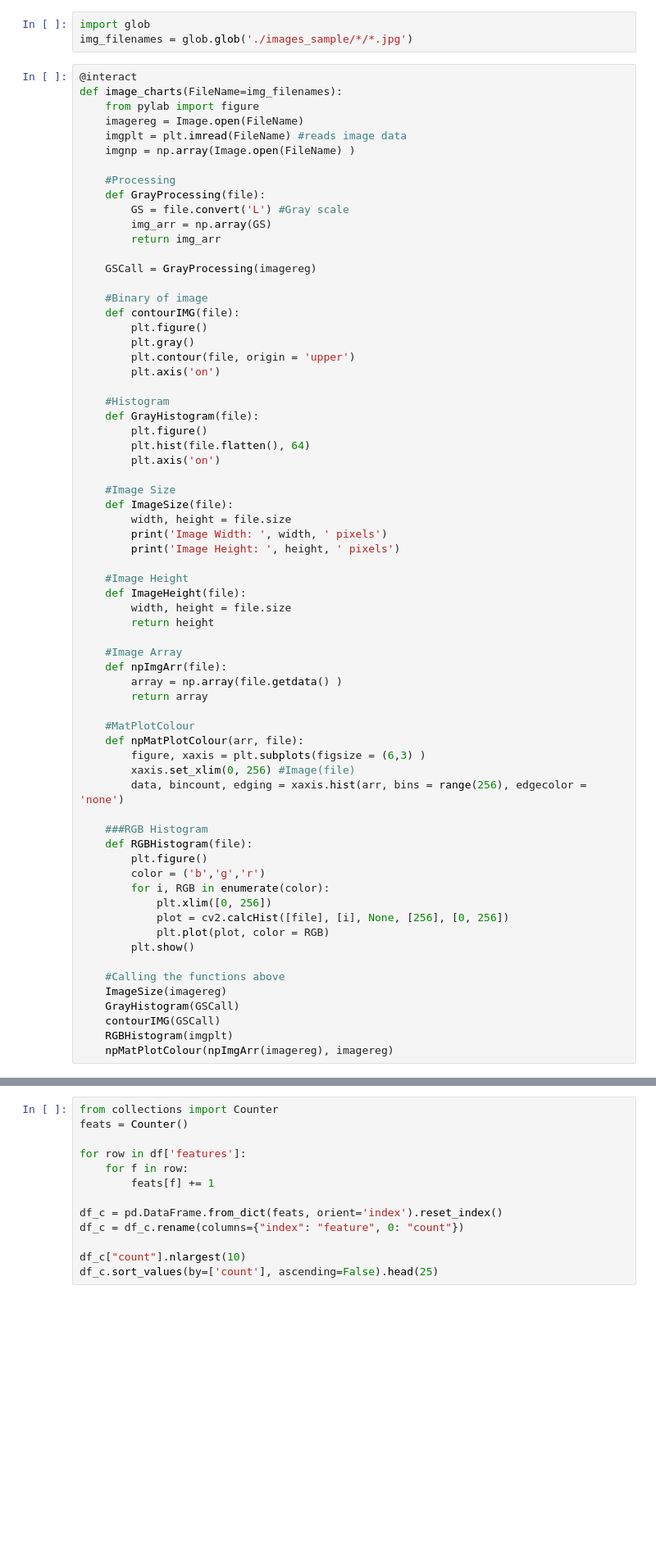
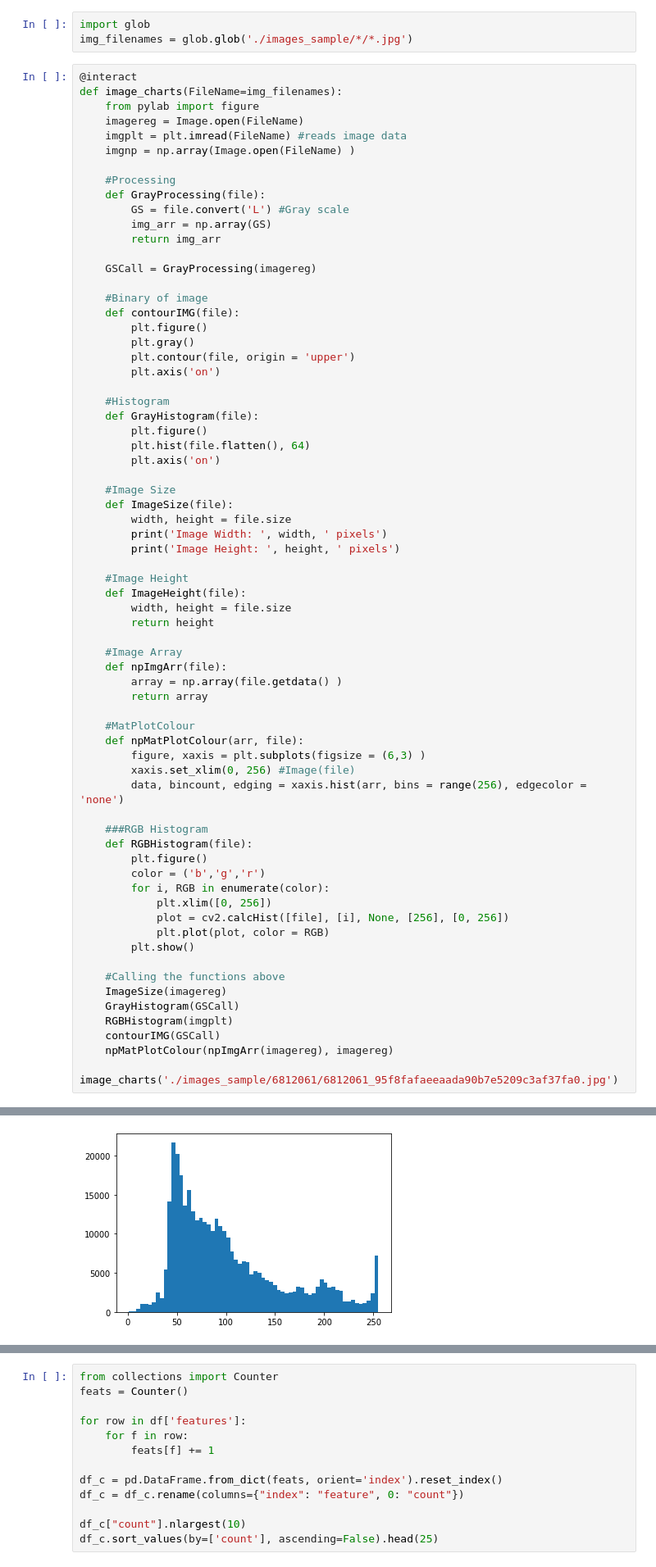
Before and after one commit to SinaKhalili/kaggle-data-analysis, a Jupyter notebook: exploratory-data-analysis.ipynb, the cells around one changed output, grey strips where cells are left out. Shown: that part at 82% size. Drawn from its saved outputs; the diff is of its cells as text; blank space fills up the shorter version.

```diff
--- a/exploratory-data-analysis.ipynb
+++ b/exploratory-data-analysis.ipynb
@@ -461,8 +480,10 @@ def image_charts(FileName=img_filenames):
     #Calling the functions above
     ImageSize(imagereg)
     GrayHistogram(GSCall)
+    RGBHistogram(imgplt)
     contourIMG(GSCall)
-    RGBHistogram(imgplt)
     npMatPlotColour(npImgArr(imagereg), imagereg)
+
+image_charts('./images_sample/6812061/6812061_95f8fafaeeaada90b7e5209c3af37fa0.jpg')
 # %% [output]
 interactive(children=(Dropdown(description='FileName', options=('./images_sample/6812061/6812061_95f8fafaeeaad…
@@ -468,0 +492 @@ interactive(children=(Dropdown(description='FileName', options=('./images_sample
+[figure, added]
```
Also changed, not shown: parts of 19 cells of this notebook.
